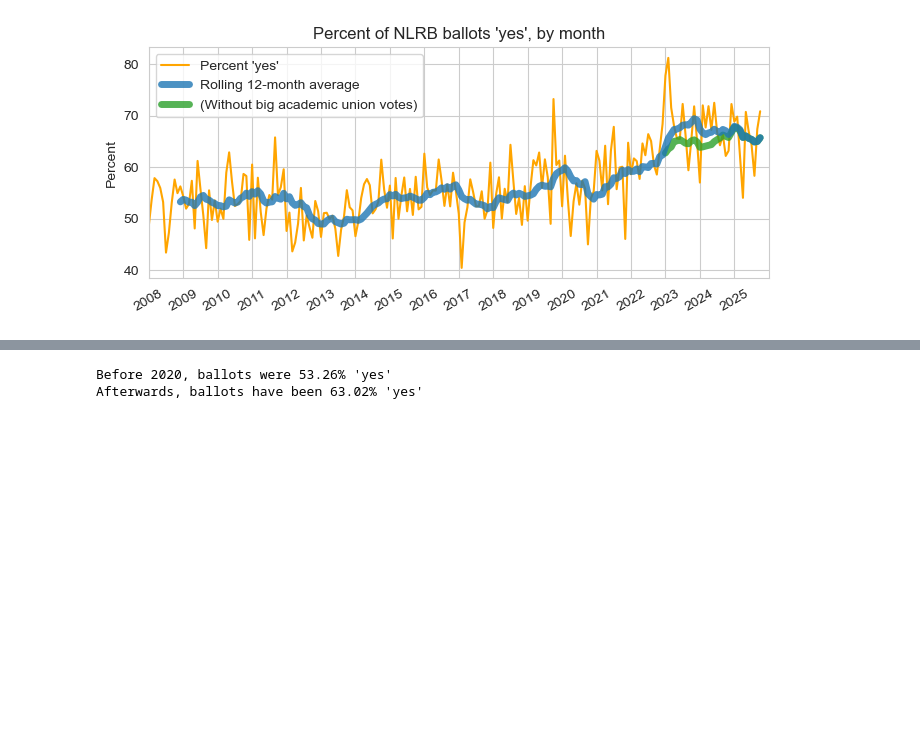
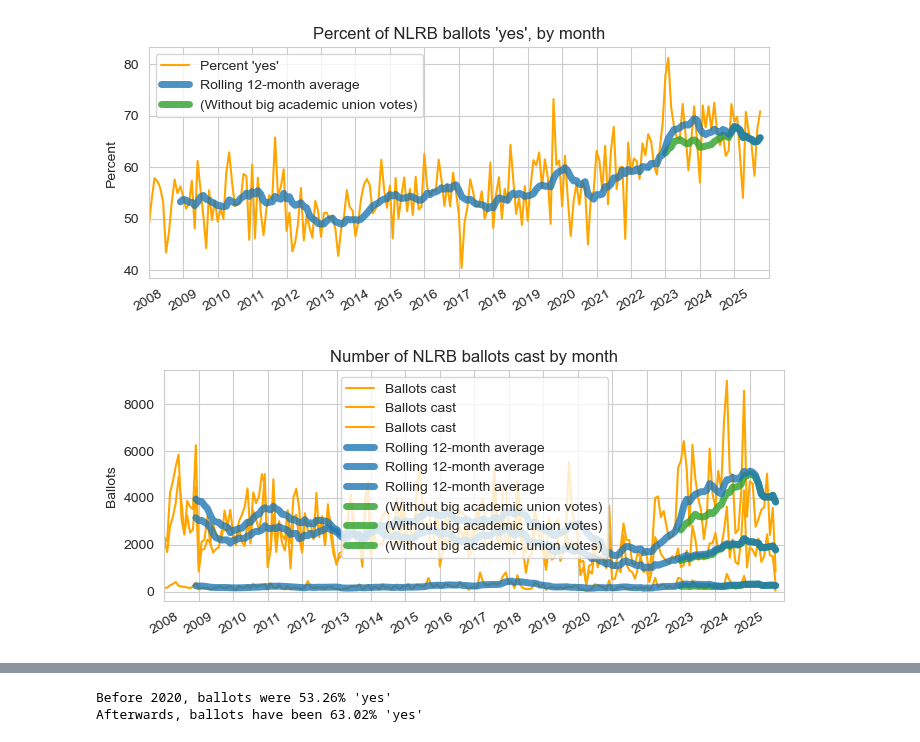
Before and after one commit to AmziJeffs/LaborData, a Jupyter notebook: elections_analysis.ipynb, the cells around one changed output, grey strips where cells are left out. Drawn from its saved outputs; the diff is of its cells as text; code cells hidden in the pictures; blank space fills up the shorter version.

Commit message:
Compute number of ballots cast per month

```diff
--- a/elections_analysis.ipynb
+++ b/elections_analysis.ipynb
@@ -461,3 +461,36 @@ plt.savefig("charts/percent_ballots_yes.png", bbox_inches='tight')
 plt.show()
 # %% [output]
 [figure]
+# %%
+year = 2008
+roll_window = 12
+filt = (closed_single_elections['Date Closed'] >= str(year)) & (closed_single_elections['Date Closed'] < '2025-12')
+ballots_by_month = closed_single_elections[filt].copy()
+year_month = ballots_by_month['Date Closed'].apply(lambda x: (x.year, x.month))
+ballots_by_month['Year, Month'] = year_month
+ballots_by_month_nonacademic = ballots_by_month[ballots_by_month['Case Number'].apply(lambda x: x not in academic_case_nos)]
+
+ballots_by_month = ballots_by_month.groupby(by = 'Year, Month')[['Votes for Labor Union1', 'Votes Against', 'Challenged Ballots']].sum().sum(axis=1)
+roll = ballots_by_month.rolling(roll_window).mean()
+
+ballots_by_month_nonacademic = ballots_by_month_nonacademic.groupby(by = 'Year, Month')[['Votes for Labor Union1', 'Votes Against', 'Challenged Ballots']].sum()
+roll_nonacademic = ballots_by_month_nonacademic.rolling(roll_window).mean()
+
+fig,ax = plt.subplots(figsize = (8,3))
+plt.plot(range(len(ballots_by_month)), ballots_by_month.values, color = 'orange', label = "Ballots cast", zorder = 1)
+#plt.plot(range(len(vote_rate_by_month_nonacademic))[120:], 100*vote_rate_by_month_nonacademic.values[120:], color = 'red', label = "(Without academic union votes)", zorder = 0.5, alpha = 0.5)
+plt.plot(range(len(roll)), roll.values, color = 'tab:blue', alpha = 0.8, linewidth = 5, label = f'Rolling {roll_window}-month average', zorder = 2)
+plt.plot(range(len(roll_nonacademic))[180:], roll_nonacademic.values[180:], color = 'tab:green', alpha = 0.8, linewidth = 5, label = "(Without big academic union votes)", zorder = 1.5)
+tix = range(0, len(ballots_by_month), 12)
+ax.set_xticks(tix)
+ax.set_xticklabels([year+i//12 for i in tix], rotation = 30)
+#ax.set_xlabel("Year")
+ax.set_ylabel("Ballots")
+plt.xlim(left = tix[0])
+plt.xlim(right = tix[-1]+12)
+plt.title("Number of NLRB ballots cast by month")
+plt.legend()
+plt.savefig("charts/ballots_per_month.png", bbox_inches='tight')
+plt.show()
+# %% [output]
+[figure, added]
```
Also changed, not shown: parts of 4 cells of this notebook.
